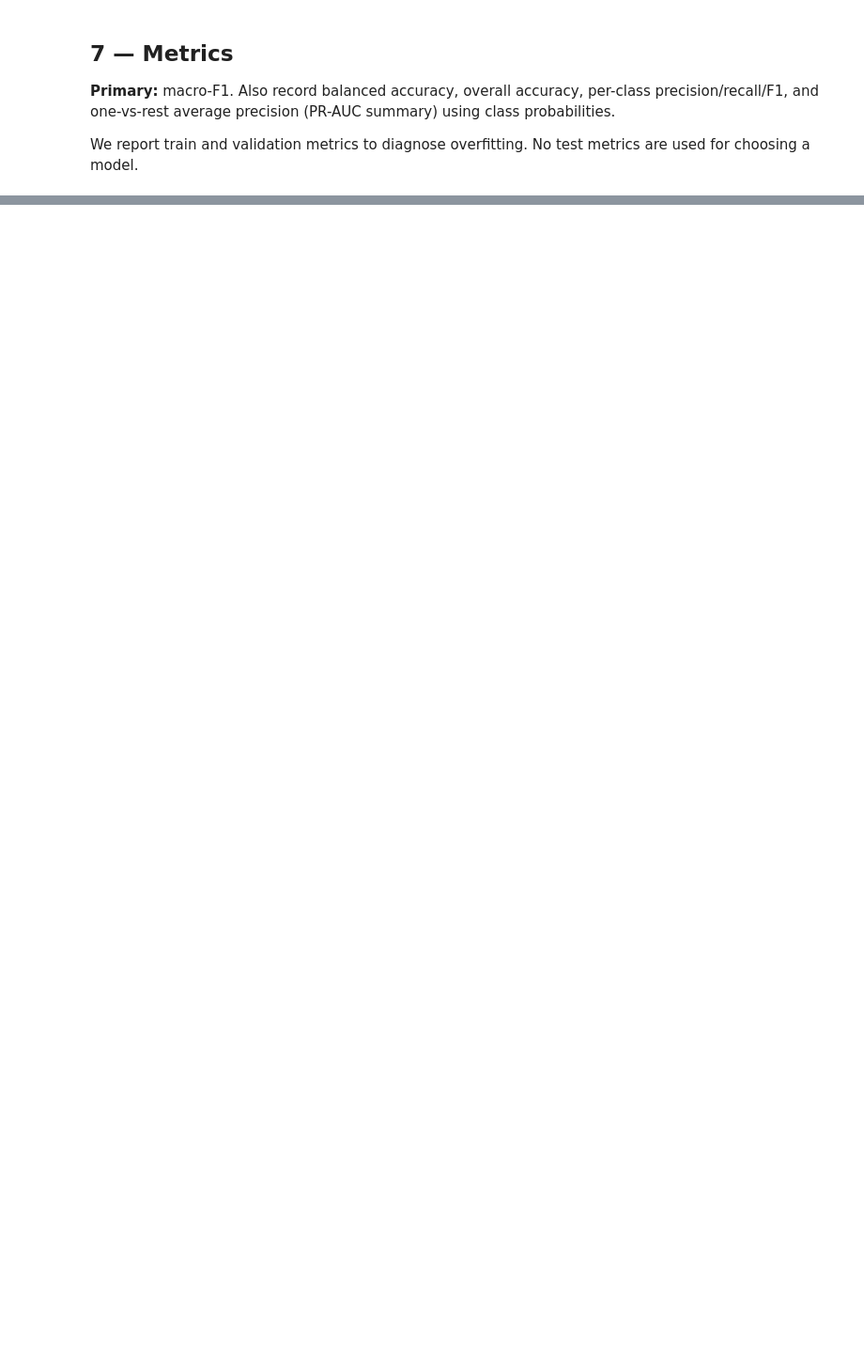
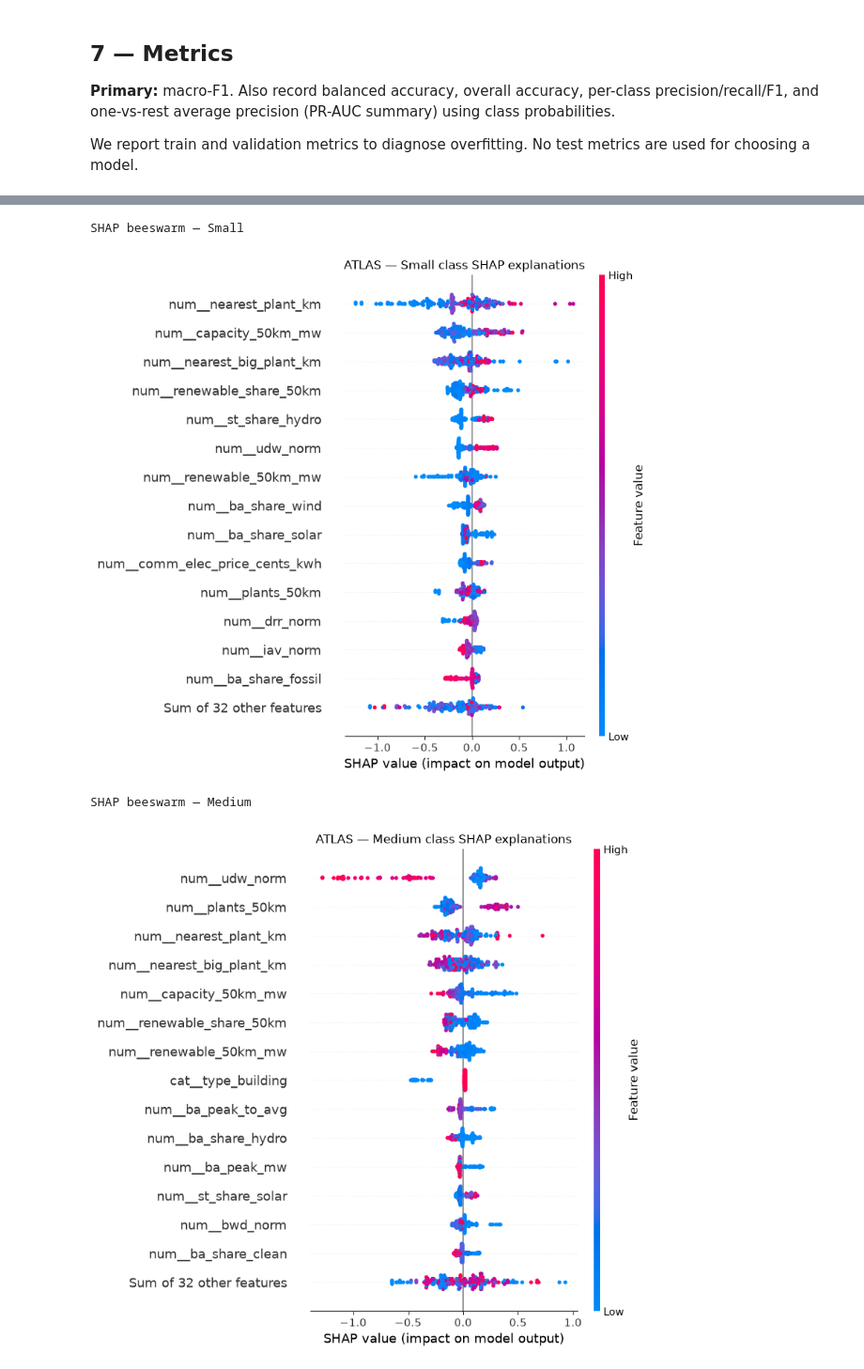
Before and after one commit to acm-research-f26/ATLAS, a Jupyter notebook: ATLAS_tabular_baselines.ipynb, the cells around one changed output, grey strips where cells are left out. Shown at 94% size. Cells and saved outputs as stored; diff of their text form; code cells hidden in the pictures; blank space fills up the shorter version.

```diff
--- a/ATLAS_tabular_baselines.ipynb
+++ b/ATLAS_tabular_baselines.ipynb
@@ -1095,0 +670,22 @@ Final evaluation artifacts saved.
+# %%
+# Chunk 5B: XGBoost and CatBoost training smoke test
+# Train-only: no validation/test evaluation and no artifact writes.
+
+smoke_features = FEATURE_GROUPS["IM3_EIA_WRI"]
+
+X_smoke = df.iloc[train_idx][smoke_features]
+y_smoke = y.iloc[train_idx] if hasattr(y, "iloc") else y[train_idx]
+
+for kind in ["XGBoost", "CatBoost"]:
+    print(f"\nTesting {kind}...")
+
+    model = make_model(kind, smoke_features)
+    model.fit(X_smoke, y_smoke)
+
+    predictions = model.predict(X_smoke.iloc[:5])
+    probabilities = model.predict_proba(X_smoke.iloc[:5])
+
+    print("Predictions:", predictions.ravel())
+    print("Probability shape:", probabilities.shape)
+    print("Classes:", model.classes_)
+    print("Training successful!")
@@ -1095,0 +2743,28 @@ Final evaluation artifacts saved.
+# %%
+
+import shap
+import matplotlib.pyplot as plt
+
+for class_idx, class_name in enumerate(CLASS_NAMES):
+
+    print(f"\nSHAP beeswarm — {class_name}")
+
+    # Select only this class's SHAP explanations.
+    class_explanation = shap_values[:, :, class_idx]
+
+    shap.plots.beeswarm(
+        class_explanation,
+        max_display=15,
+        show=False
+    )
+
+    plt.title(
+        f"ATLAS — {class_name} class SHAP explanations"
+    )
+    plt.tight_layout()
+    plt.show()
+# %% [output]
+SHAP beeswarm — Small
+[figure, added]
+SHAP beeswarm — Medium
+[figure, added]
```
Also changed, not shown: parts of 194 cells of this notebook.
